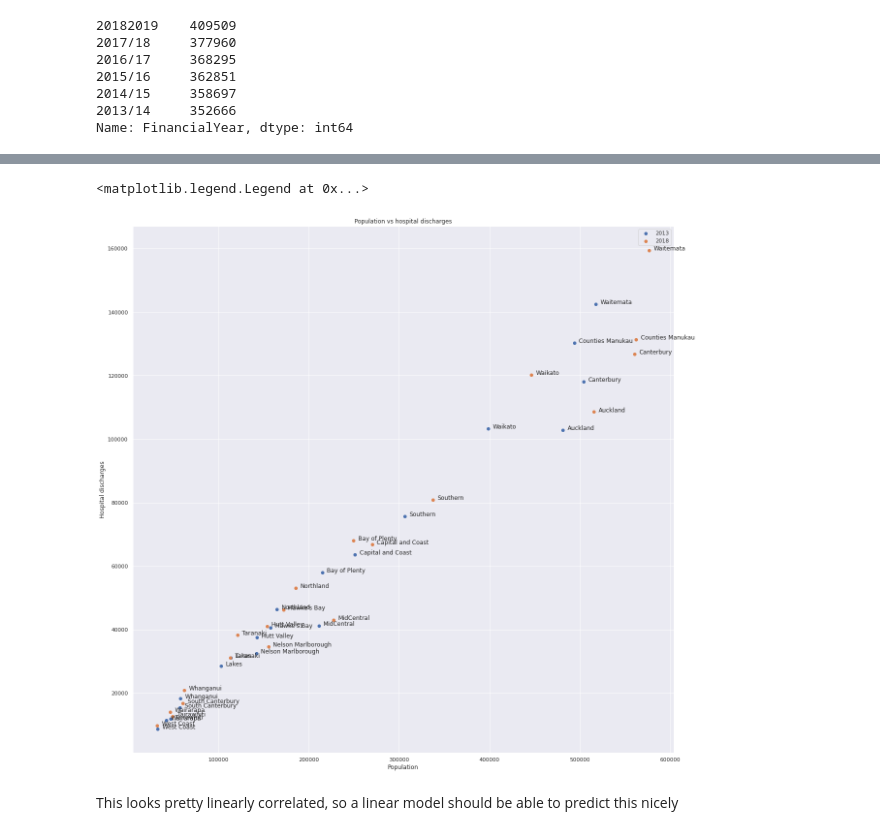
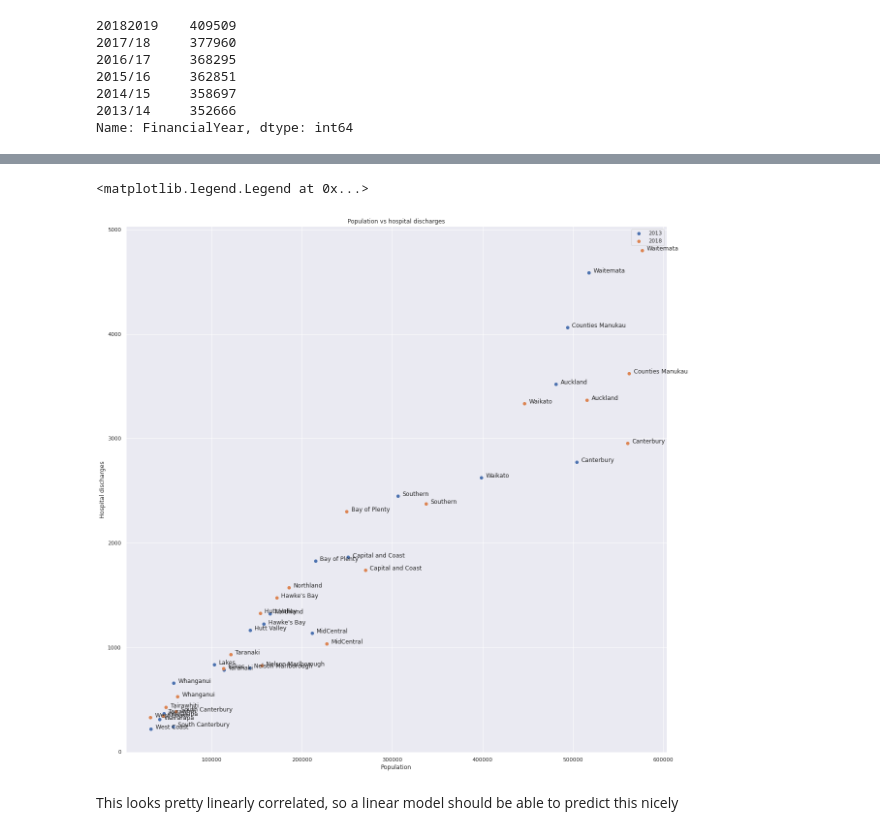
Before and after one commit to UoA-eResearch/hospitals_nz, a Jupyter notebook: train.ipynb, the cells around one changed output, grey strips where cells are left out. Saved outputs shown, nothing was run; the diff lists cells and outputs as text; code cells hidden in the pictures.

Commit message:
use age stratification data, predict ICD chapter discharges per year

```diff
--- a/train.ipynb
+++ b/train.ipynb
@@ -444,6 +537,6 @@ discharges.FinancialYear.value_counts()
 2013/14     352666
 Name: FinancialYear, dtype: int64
 # %%
-discharges["year"] = discharges.FinancialYear.str.slice(stop=4)
-discharges.year.value_counts()
+discharges["year"] = discharges.FinancialYear.astype(str).str.slice(stop=4)
+discharges.year.value_counts(dropna=False)
 # %% [output]
@@ -455,0 +555,15 @@ Name: year, dtype: int64
+# %%
+# Restructure discharge data so we have one row per DHB, and separate chapter discharge data in columns
+rows = []
+for d in tqdm(discharges.DHB.unique()):
+    row = {"DHB": d}
+    discharges_for_dhb = discharges[discharges.DHB == d]
+    for year in sorted(discharges.year.unique()):
+        discharges_for_year = discharges_for_dhb[discharges_for_dhb.year == year]
+        for chapter in target_chapters:
+            new_col = f"discharges_{year}_{chapter}"
+            value = discharges_for_year.Discharges[discharges_for_year.ICDChapter == chapter].sum()
+            row[new_col] = value
+    rows.append(row)
+discharges = pd.DataFrame(rows)
+discharges
@@ -456,4 +589,2 @@ Name: year, dtype: int64
 # %%
-discharges_by_year_and_DHB = discharges.groupby(["year", "DHB"])["Discharges"].sum()
-discharges_by_year_and_DHB = discharges_by_year_and_DHB.reset_index()
-discharges_by_year_and_DHB
+discharges = discharges.set_index("DHB")
@@ -523,4 +591,4 @@ discharges_by_year_and_DHB
 # %%
-DHB = DHB.merge(discharges_by_year_and_DHB, left_on="DHB2015_Name", right_index=True, how="left")
+DHB = DHB.merge(discharges, left_on="DHB2015_Name", right_index=True, how="left")
 DHB
 # %% [output]
@@ -578,18 +617,18 @@ dtype: float64
 # %%
 DHB.drop(columns="geometry").to_csv("output/DHBs.csv", index=False)
 # %%
-plt.scatter(DHB.pop_2013, DHB.Discharges_2013, label="2013")
-plt.scatter(DHB.pop_2018, DHB.Discharges_2017, label="2018")
+plt.scatter(DHB.pop_2013_total, DHB["discharges_2013_Chapter 1 Certain infectious and parasitic diseases"], label="2013")
+plt.scatter(DHB.pop_2018_total, DHB["discharges_2018_Chapter 1 Certain infectious and parasitic diseases"], label="2018")
 for i, d in DHB.iterrows():
-    plt.text(d.pop_2013 + 5e3, d.Discharges_2013, d.DHB2015_Name)
-    plt.text(d.pop_2018 + 5e3, d.Discharges_2017, d.DHB2015_Name)
+    plt.text(d.pop_2013_total + 5e3, d["discharges_2013_Chapter 1 Certain infectious and parasitic diseases"], d.DHB2015_Name)
+    plt.text(d.pop_2018_total + 5e3, d["discharges_2018_Chapter 1 Certain infectious and parasitic diseases"], d.DHB2015_Name)
 plt.xlabel("Population")
 plt.ylabel("Hospital discharges")
 plt.title("Population vs hospital discharges")
 plt.legend()
 # %% [output]
 <matplotlib.legend.Legend at 0x...>
-[figure, old version]
+[figure, new version]
 # %% [markdown]
 This looks pretty linearly correlated, so a linear model should be able to predict this nicely
 # %% [markdown]
```
Also changed, not shown: parts of 45 cells of this notebook, 2 other files.
